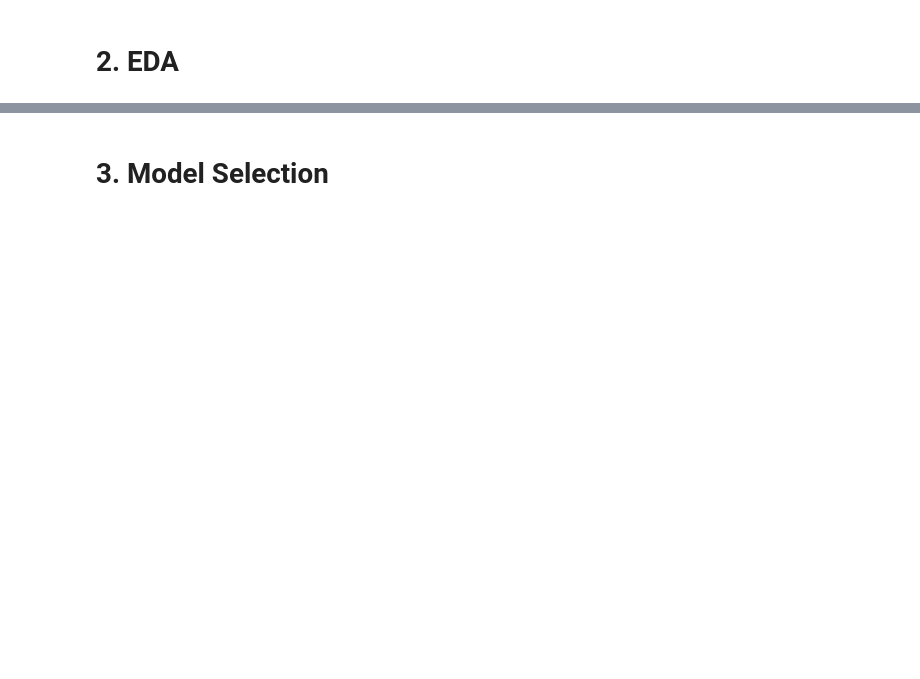
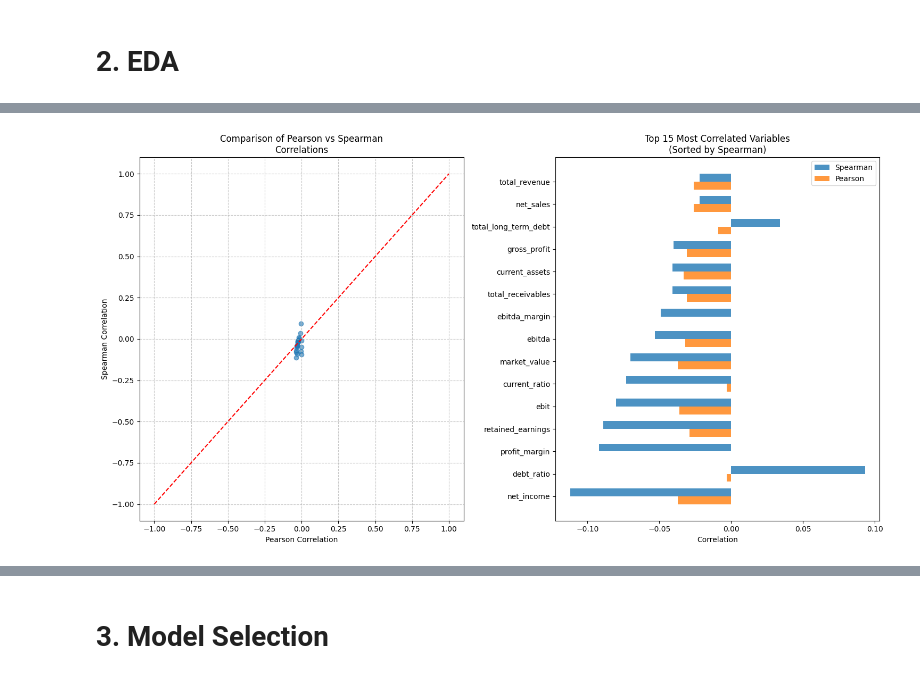
Before and after one commit to AlexanderPelaezJimenez/midtermn_project_mlzoomcamp_2024, a Jupyter notebook: notebooks/notebook.ipynb, the cells around one changed output, grey strips where cells are left out. Cells and saved outputs as stored; diff of their text form; code cells hidden in the pictures; blank space fills up the shorter version.

```diff
--- a/notebooks/notebook.ipynb
+++ b/notebooks/notebook.ipynb
@@ -21,3 +24,5 @@ import warnings
 warnings.filterwarnings("ignore")
 # %% [markdown]
 # **1. Data Preparation and Data Cleaning**
+# %%
+df = pd.read_csv('../data/american_bankruptcy.csv')
@@ -23,0 +59,24 @@ warnings.filterwarnings("ignore")
+# %%
+# Rename "X" columns
+
+df.rename(columns={
+    'X1':'current_assets',
+    'X2':'cost_of_goods_sold',
+    'X3':'depreciation_and_amortization',
+    'X4':'ebitda',
+    'X5':'inventory',
+    'X6':'net_income',
+    'X7':'total_receivables',
+    'X8':'market_value',
+    'X9':'net_sales',
+    'X10':'total_assets',
+    'X11':'total_long_term_debt',
+    'X12':'ebit',
+    'X13':'gross_profit',
+    'X14':'total_current_liabilities',
+    'X15':'retained_earnings',
+    'X16':'total_revenue',
+    'X17':'total_liabilities',
+    'X18':'total_operating_expenses'}, inplace=True)
+
+df.head()
@@ -23,0 +98,3 @@ warnings.filterwarnings("ignore")
+# %%
+df.status_label = (df.status_label == 'failed').astype(int)
+df.status_label.value_counts(normalize=True)
@@ -23,0 +126,3 @@ warnings.filterwarnings("ignore")
+# %%
+df.rename(columns={'status_label':'bankruptcy'}, inplace=True)
+df.head(1).T
@@ -25,0 +294,4 @@ warnings.filterwarnings("ignore")
+# %%
+corr_results = analyze_correlations(df)
+# %% [output]
+[figure, added]
```
Also changed, not shown: parts of 52 cells of this notebook, 2 other files.
